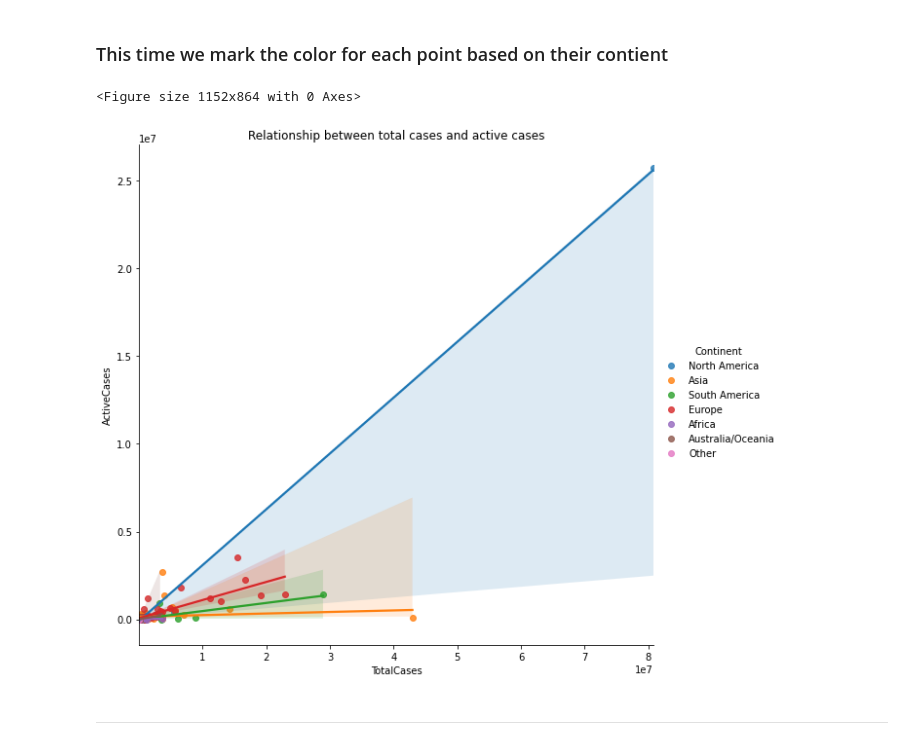
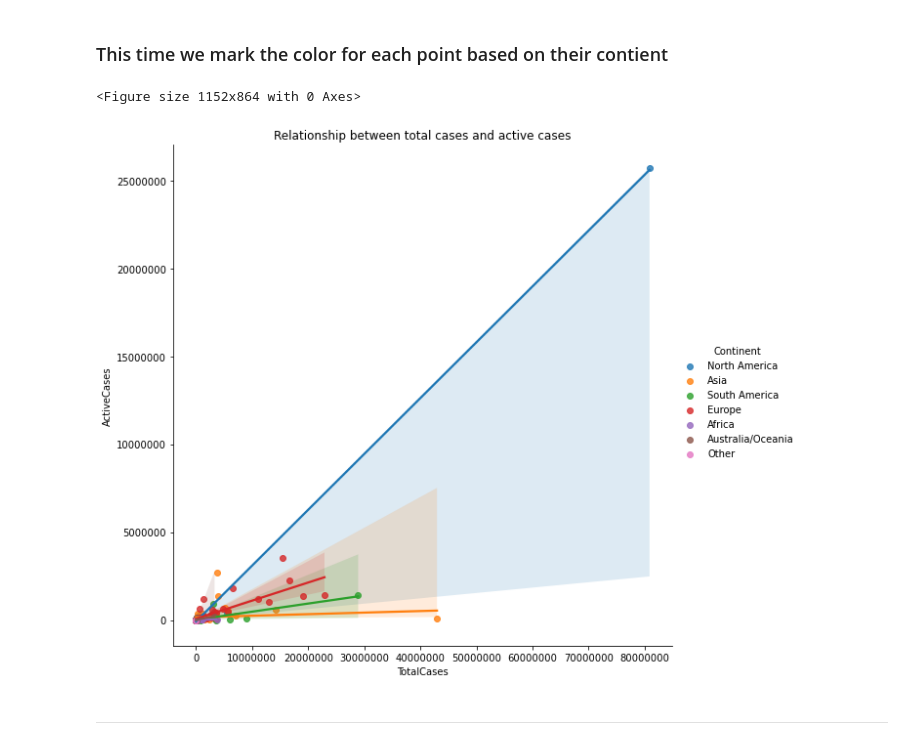
Before and after one commit to ndkhoa0704/Worldometers-explorer, a Jupyter notebook: Visualize.ipynb, the cells around one changed output. Saved outputs shown, nothing was run; the diff lists cells and outputs as text; code cells hidden in the pictures.

```diff
--- a/Visualize.ipynb
+++ b/Visualize.ipynb
@@ -289,12 +296,13 @@ plt.show()
 # %%
 plt.figure(figsize=(16,12))
 # serperate by Continent
 sns.lmplot(data=dfs0, x='TotalCases', y='ActiveCases', hue='Continent', height=8)
+plt.ticklabel_format(style='plain')
 plt.title('Relationship between total cases and active cases')
 plt.show()
 # %% [output]
 <Figure size 1152x864 with 0 Axes>
-[figure, old version]
+[figure, new version]
 # %% [markdown]
 ---
 # %% [markdown]
```
Also changed, not shown: parts of 7 cells of this notebook, 4 other files.
